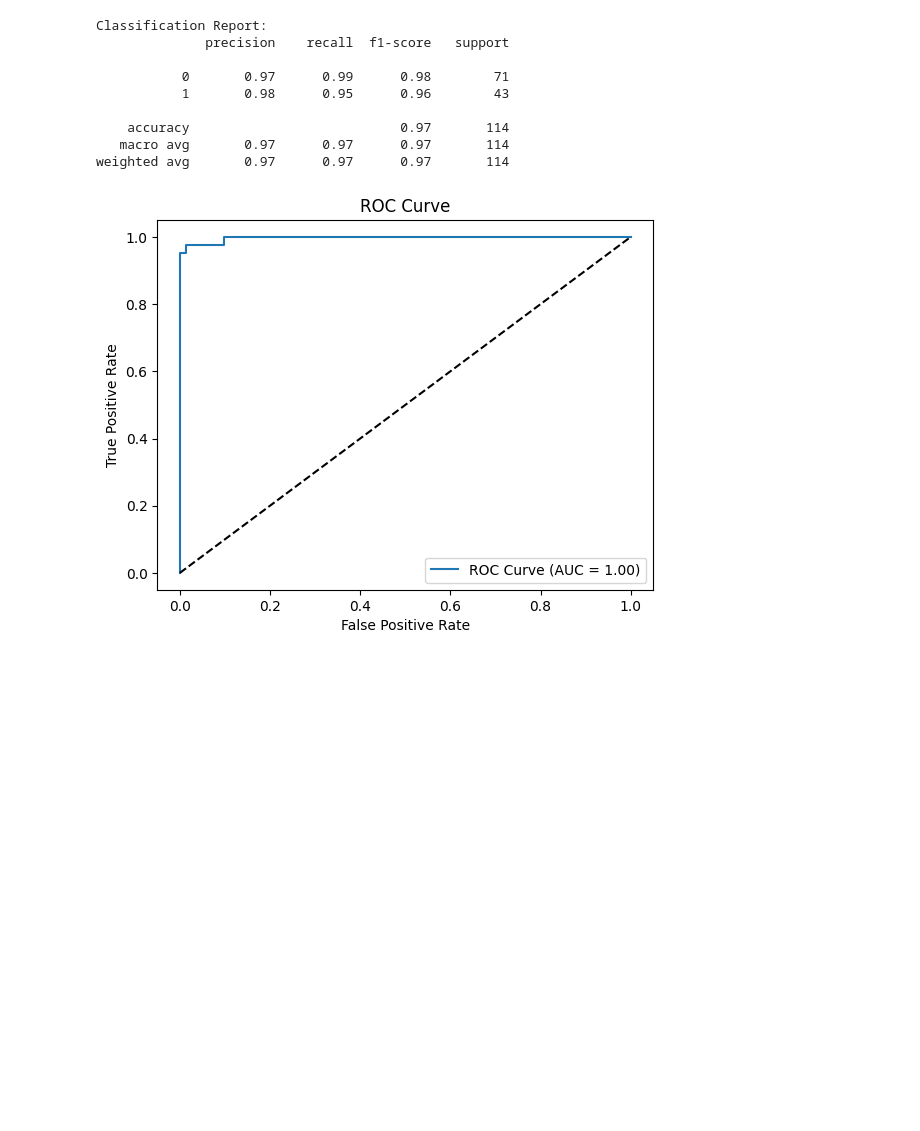
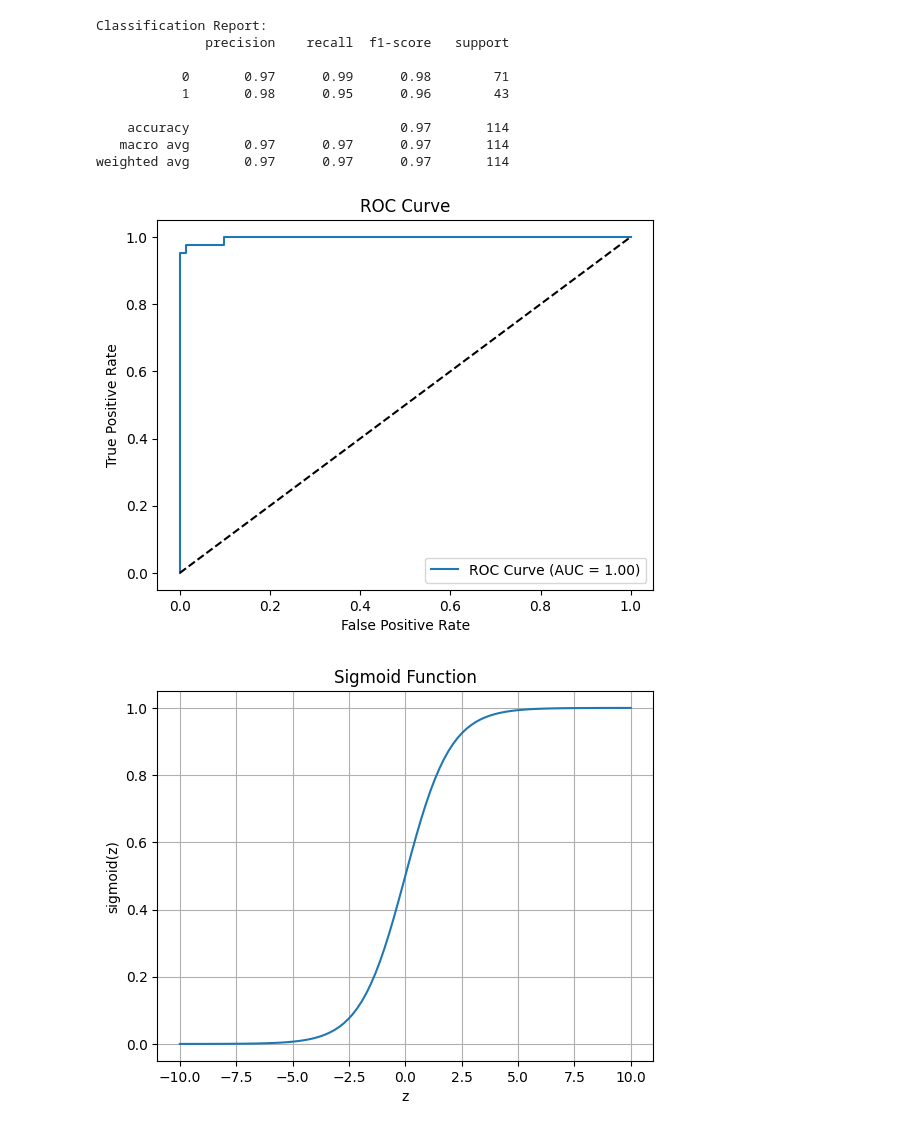
Before and after one commit to 2326-aar/Task-4, a Jupyter notebook: Task_4_Linear_regression__Breast_Cancer_.ipynb, the cells around one changed output. Saved outputs shown, nothing was run; the diff lists cells and outputs as text; code cells hidden in the pictures; blank space fills up the shorter version.

```diff
--- a/Task_4_Linear_regression__Breast_Cancer_.ipynb
+++ b/Task_4_Linear_regression__Breast_Cancer_.ipynb
@@ -50,30 +50,43 @@ plt.xlabel("Predicted")
 plt.ylabel("Actual")
 plt.show()
 
 # Classification Report
 print("Classification Report:")
 print(classification_report(y_test, y_pred))
 
 # ROC Curve and AUC
 roc_score = roc_auc_score(y_test, y_proba)
 fpr, tpr, thresholds = roc_curve(y_test, y_proba)
 
 plt.plot(fpr, tpr, label=f'ROC Curve (AUC = {roc_score:.2f})')
 plt.plot([0, 1], [0, 1], 'k--')
 plt.xlabel("False Positive Rate")
 plt.ylabel("True Positive Rate")
 plt.title("ROC Curve")
 plt.legend()
 plt.show()
+
+# Sigmoid function visualization
+def sigmoid(z):
+    return 1 / (1 + np.exp(-z))
+
+z = np.linspace(-10, 10, 100)
+plt.plot(z, sigmoid(z))
+plt.title("Sigmoid Function")
+plt.xlabel("z")
+plt.ylabel("sigmoid(z)")
+plt.grid(True)
+plt.show()
 # %% [output]
 [figure]
 Classification Report:
               precision    recall  f1-score   support
 
            0       0.97      0.99      0.98        71
            1       0.98      0.95      0.96        43
 
     accuracy                           0.97       114
    macro avg       0.97      0.97      0.97       114
 weighted avg       0.97      0.97      0.97       114
 [figure]
+[figure, added]
```
